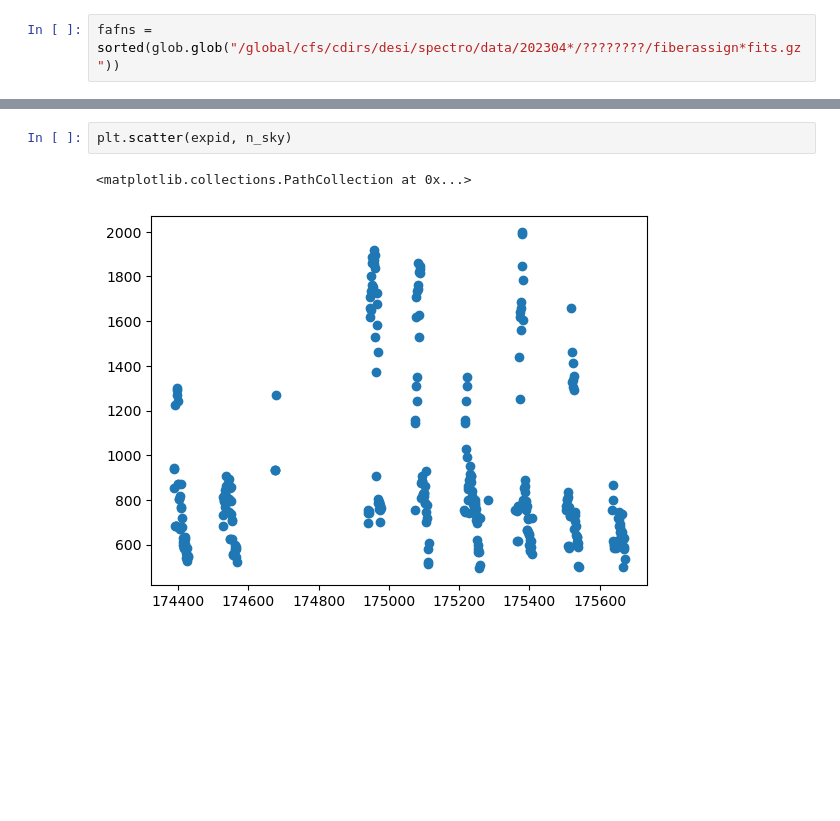
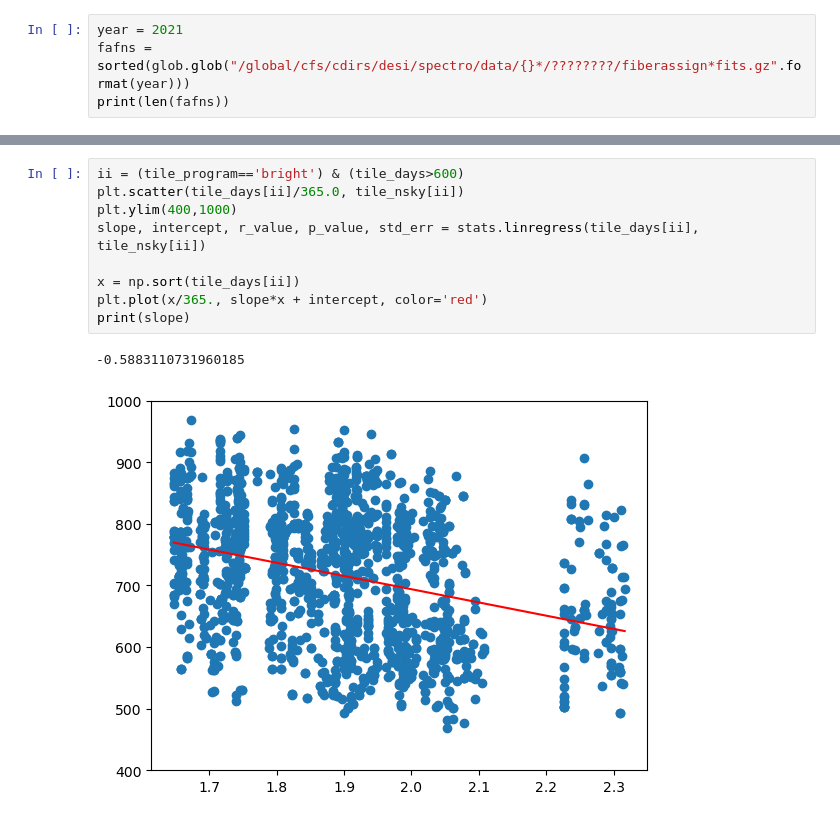
Before and after one commit to forero/desisurveyops, a Jupyter notebook: nb/sky_fibers.ipynb, the cells around one changed output, grey strips where cells are left out. Drawn from its saved outputs; the diff is of its cells as text; blank space fills up the shorter version.

Commit message:
notebook to count sky fibers

```diff
--- a/nb/sky_fibers.ipynb
+++ b/nb/sky_fibers.ipynb
@@ -7,2 +12,4 @@ import matplotlib.pyplot as plt
 # %%
-fafns = sorted(glob.glob("/global/cfs/cdirs/desi/spectro/data/202304*/????????/fiberassign*fits.gz"))
+year = 2021
+fafns = sorted(glob.glob("/global/cfs/cdirs/desi/spectro/data/{}*/????????/fiberassign*fits.gz".format(year)))
+print(len(fafns))
@@ -18,5 +132,12 @@ for fafn in fafns:
 # %%
-plt.scatter(expid, n_sky)
+ii = (tile_program=='bright') & (tile_days>600)
+plt.scatter(tile_days[ii]/365.0, tile_nsky[ii])
+plt.ylim(400,1000)
+slope, intercept, r_value, p_value, std_err = stats.linregress(tile_days[ii], tile_nsky[ii])
+
+x = np.sort(tile_days[ii])
+plt.plot(x/365., slope*x + intercept, color='red')
+print(slope)
 # %% [output]
-<matplotlib.collections.PathCollection at 0x...>
+-0.5883110731960185
-[figure, old version]
+[figure, new version]
```
Also changed, not shown: parts of 11 cells of this notebook.
